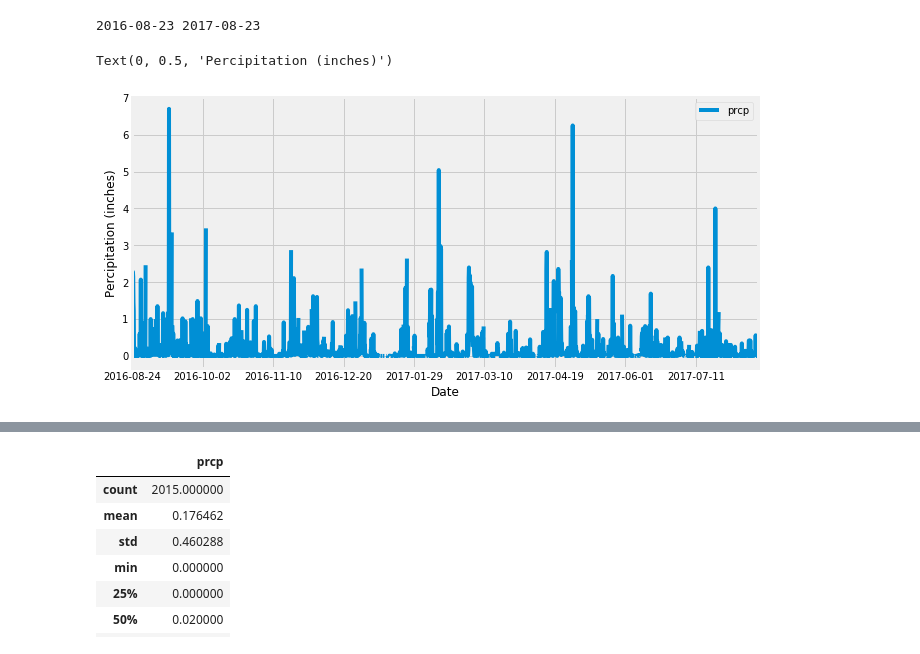
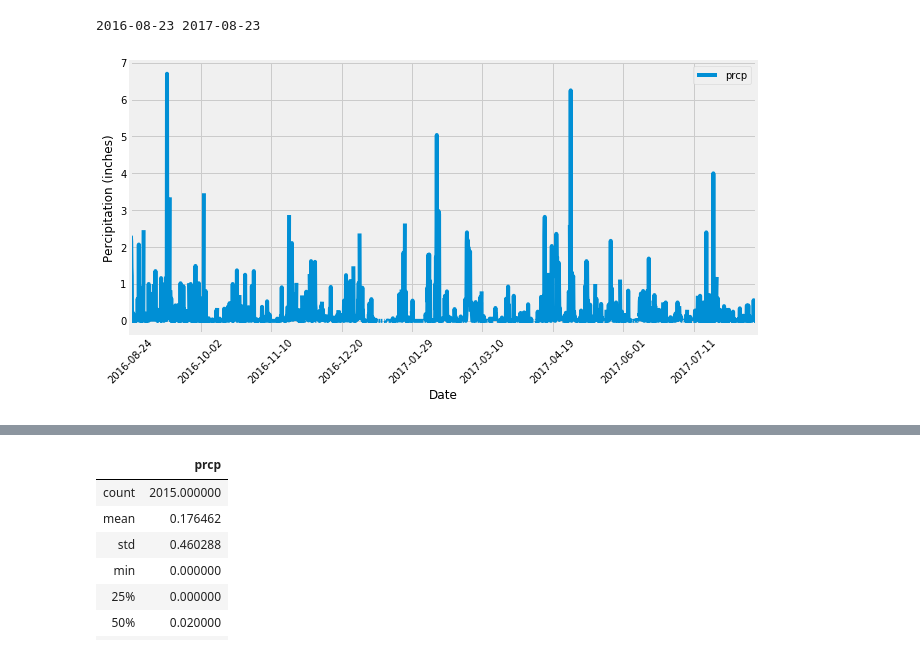
Before and after one commit to efrisch6/sqlalchemy-challenge, a Jupyter notebook: climate_starter.ipynb, the cells around one changed output, grey strips where cells are left out. Saved outputs shown, nothing was run; the diff lists cells and outputs as text; code cells hidden in the pictures.

```diff
--- a/climate_starter.ipynb
+++ b/climate_starter.ipynb
@@ -54,28 +40,29 @@ mappingproxy({'__table__': Table('measurement', MetaData(bind=None), Column('id'
 # %%
-last_day = session.query(Measurement.date).order_by(Measurement.date.desc()).first()
+last_day = session.query(Measurement.date).order_by(Measurement.date.desc()).first()[0]
 
-first_day = (dt.datetime.strptime(last_day[0], '%Y-%m-%d') - dt.timedelta(days=365)).strftime('%Y-%m-%d')
-print(first_day, last_day[0])
+first_day = (dt.datetime.strptime(last_day, '%Y-%m-%d') - dt.timedelta(days=365)).strftime('%Y-%m-%d')
+print(first_day, last_day)
 # %% [output]
 2016-08-23 2017-08-23
 # %%
 # Design a query to retrieve the last 12 months of precipitation data and plot the results
-data = session.query(Measurement.date, Measurement.prcp).filter(Measurement.date>first_day).filter(Measurement.date<=last_day[0]).all()
+data = session.query(Measurement.date, Measurement.prcp).filter(Measurement.date>first_day).\
+    filter(Measurement.date<=last_day).all()
 
 # Calculate the date 1 year ago from the last data point in the database
 
 # Perform a query to retrieve the data and precipitation scores
 
 # Save the query results as a Pandas DataFrame and set the index to the date column
 data_df = pd.DataFrame(data).set_index('date')
 
 # Sort the dataframe by date
 data_df.sort_values('date', inplace=True)
 
 # Use Pandas Plotting with Matplotlib to plot the data
-data_df.plot(kind='line',figsize=(10,5))
+data_df.plot(kind='line',figsize=(10,5), rot=45)
 plt.xlabel("Date")
 plt.ylabel("Percipitation (inches)")
+plt.savefig("Images/perception.png")
 # %% [output]
-Text(0, 0.5, 'Percipitation (inches)')
-[figure, old version]
+[figure, new version]
```
Also changed, not shown: parts of 25 cells of this notebook, 5 other files.
